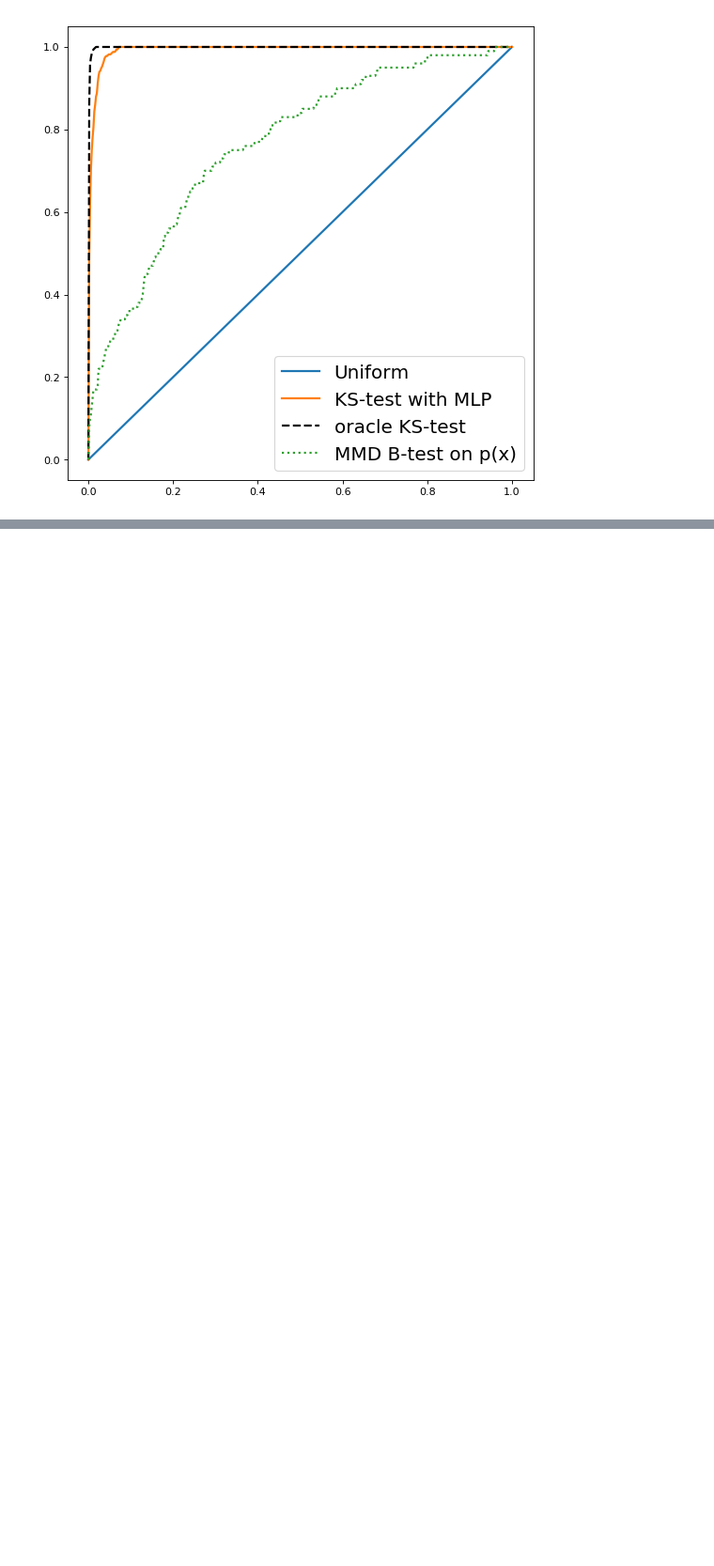
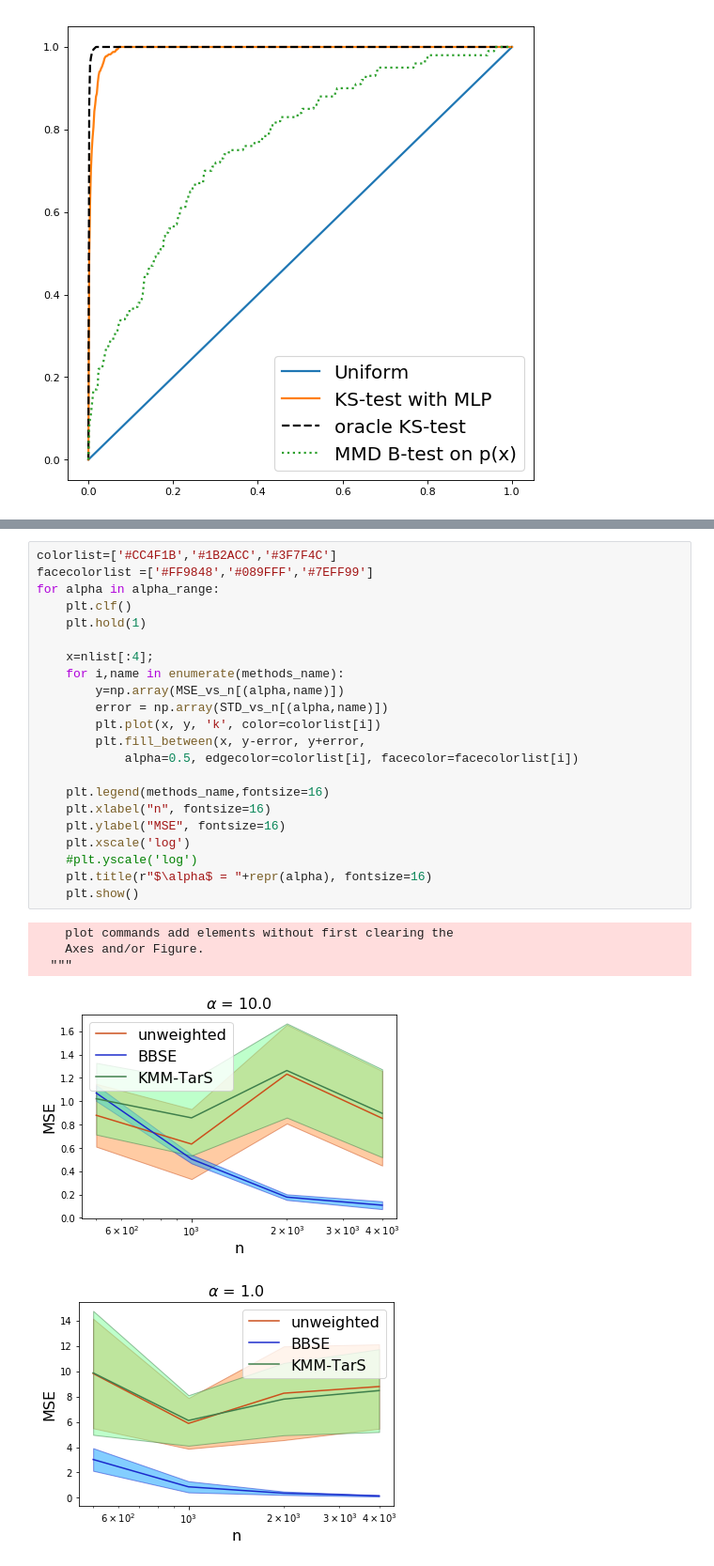
Before and after one commit to zackchase/label_shift, a Jupyter notebook: generate_figures.ipynb, the cells around one changed output, grey strips where cells are left out. Shown at 94% size. Drawn from its saved outputs; the diff is of its cells as text; blank space fills up the shorter version.

Commit message:
estimation_experiments_and_figures

```diff
--- a/generate_figures.ipynb
+++ b/generate_figures.ipynb
@@ -94,0 +155,28 @@ for (delta,item1,item2,item3) in zip(deltalist,cdflist,cdflist_oracle,cdflist_x)
+# %%
+colorlist=['#CC4F1B','#1B2ACC','#3F7F4C']
+facecolorlist =['#FF9848','#089FFF','#7EFF99']
+for alpha in alpha_range:
+    plt.clf()
+    plt.hold(1)
+
+    x=nlist[:4];
+    for i,name in enumerate(methods_name):
+        y=np.array(MSE_vs_n[(alpha,name)])
+        error = np.array(STD_vs_n[(alpha,name)])
+        plt.plot(x, y, 'k', color=colorlist[i])
+        plt.fill_between(x, y-error, y+error,
+            alpha=0.5, edgecolor=colorlist[i], facecolor=facecolorlist[i])
+
+    plt.legend(methods_name,fontsize=16)
+    plt.xlabel("n", fontsize=16)
+    plt.ylabel("MSE", fontsize=16)
+    plt.xscale('log')
+    #plt.yscale('log')
+    plt.title(r"$\alpha$ = "+repr(alpha), fontsize=16)
+    plt.show()
+# %% [output]
+    plot commands add elements without first clearing the
+    Axes and/or Figure.
+  """
+[figure, added]
+[figure, added]
```
Also changed, not shown: parts of 2 cells of this notebook, 4 other files.
